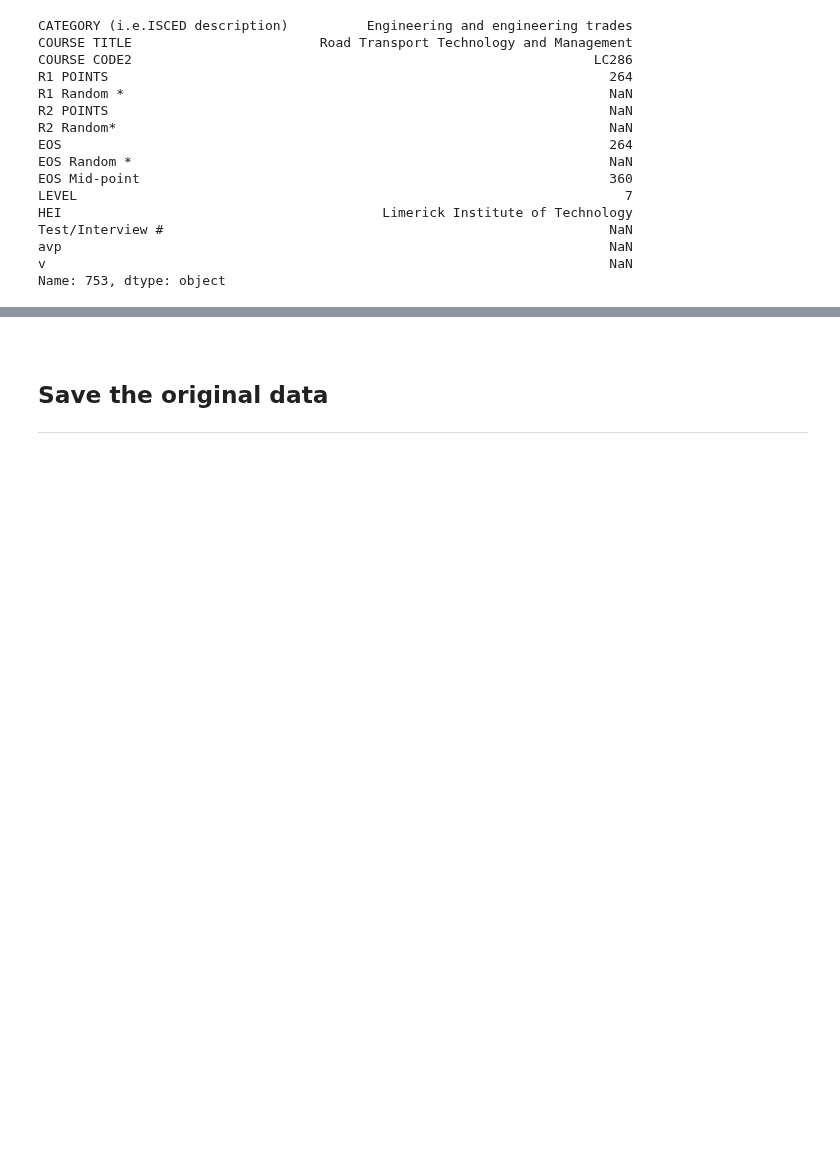
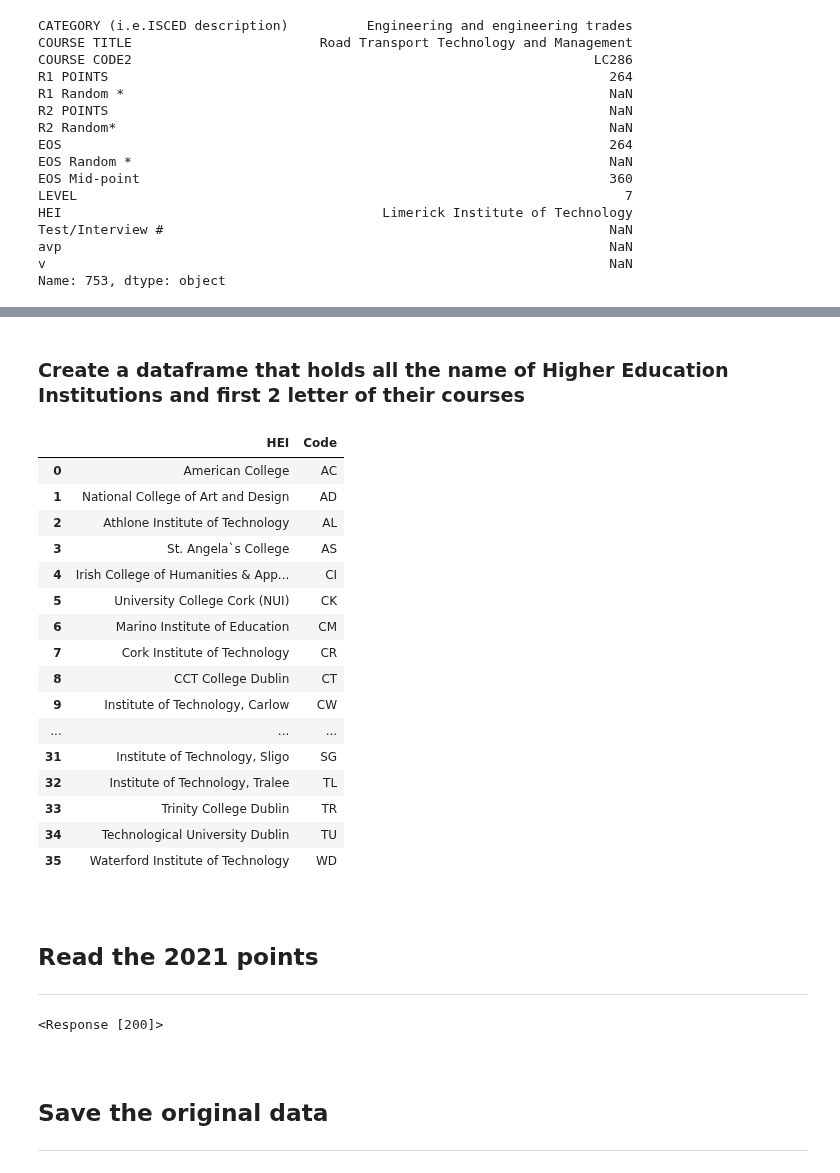
Before and after one commit to przemekbil/FoDA_2021, a Jupyter notebook: cao.ipynb, the cells around one changed output, grey strips where cells are left out. Saved outputs shown, nothing was run; the diff lists cells and outputs as text; code cells hidden in the pictures; blank space fills up the shorter version.

```diff
--- a/cao.ipynb
+++ b/cao.ipynb
@@ -89,7 +126,7 @@ resp
 # %%
 # Read the file directly from the CAO website
-url21 = 'http://www2.cao.ie/points/CAOPointsCharts2020.xlsx'
-df21 = pd.read_excel(url21, skiprows=10)
+url = 'http://www2.cao.ie/points/CAOPointsCharts2020.xlsx'
+df21 = pd.read_excel(url, skiprows=10)
 # %% [markdown]
 ##### Download the original 2020 file to the disk
 # %%
@@ -199,6 +215,54 @@ filepath = 'data/cao2020_pandas' + now_string + '.csv'
 # %%
 # save the pandas dataframe as a csv file
 df21.to_csv(filepath, index=False)
+# %% [markdown]
+### Create a dataframe that holds all the name of Higher Education Institutions and first 2 letter of their courses
+# %%
+# Stire unique values of the 'HEI' column:
+hei = pd.DataFrame(df21['HEI'].unique(), columns=['HEI'])
+# %%
+#https://stackoverflow.com/questions/16476924/how-to-iterate-over-rows-in-a-dataframe-in-pandas
+
+for index, row in hei.iterrows():
+
+    code = df21[df21['HEI']==row['HEI']]['COURSE CODE2'].iloc[0]
+    hei.loc[index, 'Code'] = code[0:2]
+# %%
+# check the hei dataframe:
+hei
+# %% [output]
+|  | HEI | Code |
+| 0 | American College | AC |
+| 1 | National College of Art and Design | AD |
+| 2 | Athlone Institute of Technology | AL |
+| 3 | St. Angela`s College | AS |
+| 4 | Irish College of Humanities & App... | CI |
+| 5 | University College Cork (NUI) | CK |
+| 6 | Marino Institute of Education | CM |
+| 7 | Cork Institute of Technology | CR |
+| 8 | CCT College Dublin | CT |
+| 9 | Institute of Technology, Carlow | CW |
+| ... | ... | ... |
+| 31 | Institute of Technology, Sligo | SG |
+| 32 | Institute of Technology, Tralee | TL |
+| 33 | Trinity College Dublin | TR |
+| 34 | Technological University Dublin | TU |
+| 35 | Waterford Institute of Technology | WD |
+# %% [markdown]
+<br>
+
+## Read the 2021 points
+****
+# %%
+# URL of the page with the 2021 CAO points
+url = 'http://www2.cao.ie/points/l8.php'
+
+# Fetch the CAO points URL
+resp = rq.get(url)
+
+resp
+# %% [output]
+<Response [200]>
 # %% [markdown]
 <br>
 
```
Also changed, not shown: parts of 19 cells of this notebook, 4 other files.
